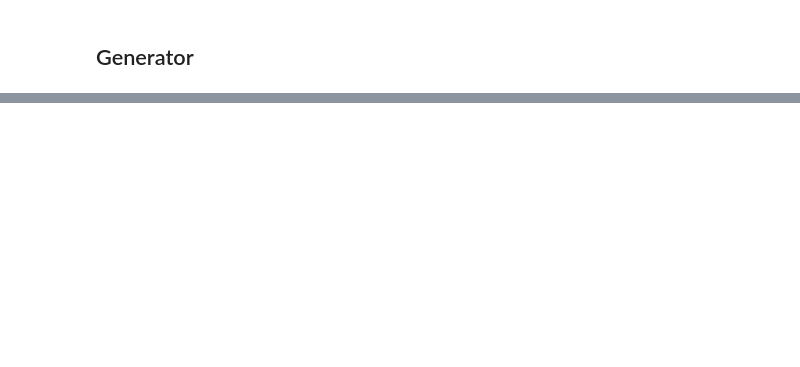
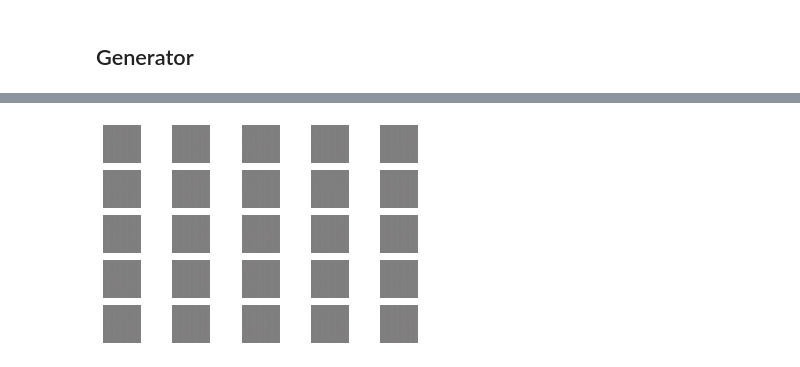
Before and after one commit to sambitdash/EVA-2-Group, a Jupyter notebook: Session-19/ACGAN_Gen.ipynb, the cells around one changed output, grey strips where cells are left out. Saved outputs shown, nothing was run; the diff lists cells and outputs as text; code cells hidden in the pictures; blank space fills up the shorter version.

Commit message:
Tested Generator.

```diff
--- a/Session-19/ACGAN_Gen.ipynb
+++ b/Session-19/ACGAN_Gen.ipynb
@@ -98,0 +144,4 @@ plot_model(model_gen, to_file= 'generator_plot.png' , show_shapes=True, show_lay
+# %%
+# Generator uses tanh activation.
+# convert the values from [-1, 1] to [0,1]
+fake_images = (fake_images + 1) / 2.0
@@ -98,0 +168,7 @@ plot_model(model_gen, to_file= 'generator_plot.png' , show_shapes=True, show_lay
+# %%
+for i in range(25):
+  plt.subplot(5,5, 1+i)
+  plt.axis('off')
+  plt.imshow(fake_images[i])
+# %% [output]
+[figure, added]
```
Also changed, not shown: parts of 13 cells of this notebook.
